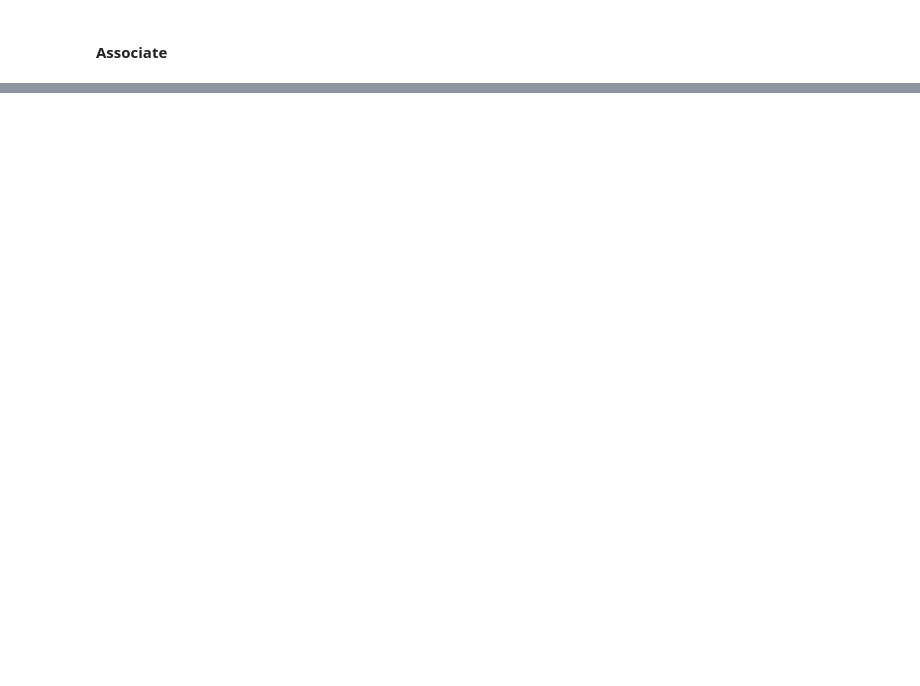
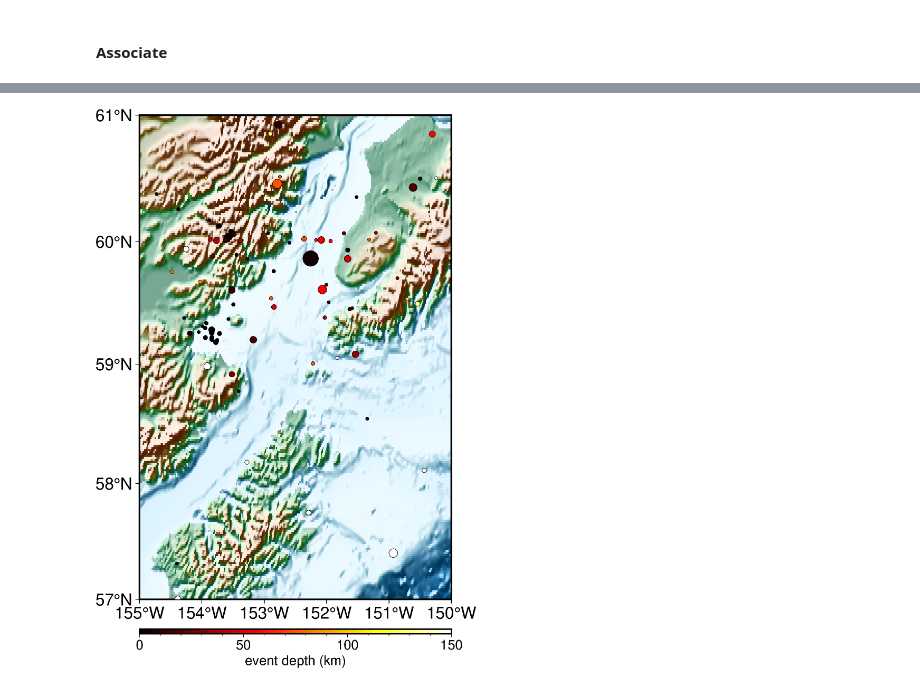
Before and after one commit to Denolle-Lab/Shi_etal_2023_denoiseDAS, a Jupyter notebook: examples/paper3_catalog_building.ipynb, the cells around one changed output, grey strips where cells are left out. Saved outputs shown, nothing was run; the diff lists cells and outputs as text; code cells hidden in the pictures; blank space fills up the shorter version.

```diff
--- a/examples/paper3_catalog_building.ipynb
+++ b/examples/paper3_catalog_building.ipynb
@@ -691,0 +851,17 @@ fig.show()
+# %%
+anss = pd.read_csv('Dec2023_CookInlet.csv')
+anss['time'] = anss['time'].apply(lambda x: UTCDateTime(x).timestamp)
+events1 = pd.read_csv(filepath + 'events_detect_das_sta_new.csv')
+events1['time'] = events1['time'].apply(lambda x: UTCDateTime(x).timestamp)
+
+matched = []
+for i in np.arange(len(events1)):
+    for j in np.arange(len(anss)):
+        if np.abs(events1.loc[i, 'time'] - anss.loc[j, 'time']) < 10.0:
+            matched.append([i,j])
+matched = np.array(matched)
+
+matched_idx = np.unique(matched[:,0])
+unmatched_idx = np.setdiff1d(np.arange(len(events1)), matched_idx)
+unmatched_events = events1.loc[unmatched_idx]
+unmatched_events
@@ -691,0 +882,25 @@ fig.show()
+# %%
+### Plot
+grid = pygmt.datasets.load_earth_relief(resolution="01m", region=[-155, -150, 57, 61])
+fig = pygmt.Figure()
+pygmt.config(FONT_LABEL="15p,0", FONT_ANNOT_PRIMARY="15p,0",
+             FONT_ANNOT_SECONDARY="15p,0", MAP_FRAME_TYPE="plain")
+pygmt.makecpt(cmap="terra", series=[-7000, 3000])
+
+shade = pygmt.grdgradient(grid=grid, azimuth="0/300", normalize="e1")
+fig.grdimage(grid=grid,shading=shade,projection="M10c",frame="a1",cmap=True)
+
+pygmt.makecpt(cmap="hot", series=[0, 150])
+fig.plot(
+    x=unmatched_events["longitude"].values,
+    y=unmatched_events["latitude"].values,
+    size=(unmatched_events["picks"].values) * 0.02,
+    fill=unmatched_events['depth'].values,
+    cmap=True,
+    style="cc",
+    pen="black",
+)
+fig.colorbar(position="JBC+w10c/0.15c+h", frame="xa50f10+levent depth (km)")
+fig.show()
+# %% [output]
+[figure, added]
```
Also changed, not shown: parts of 44 cells of this notebook, 5 other files.
